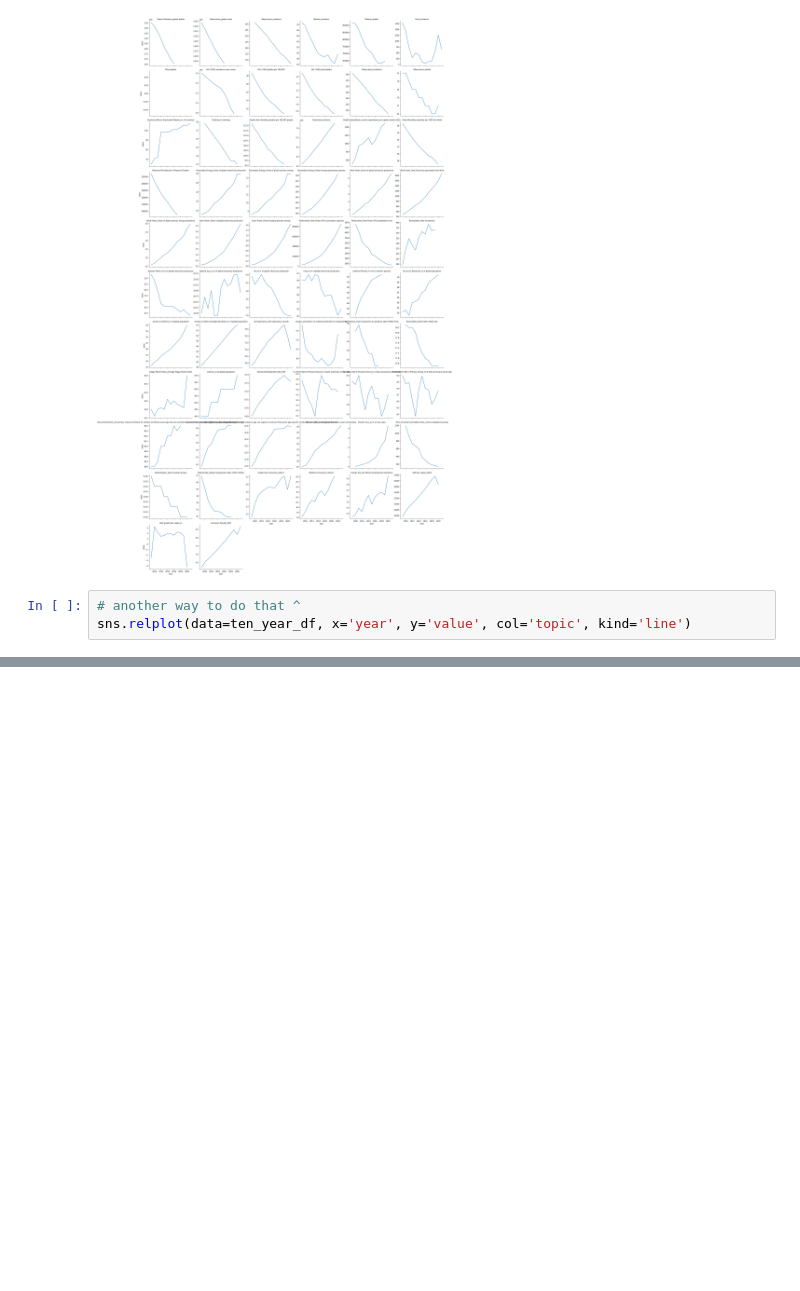
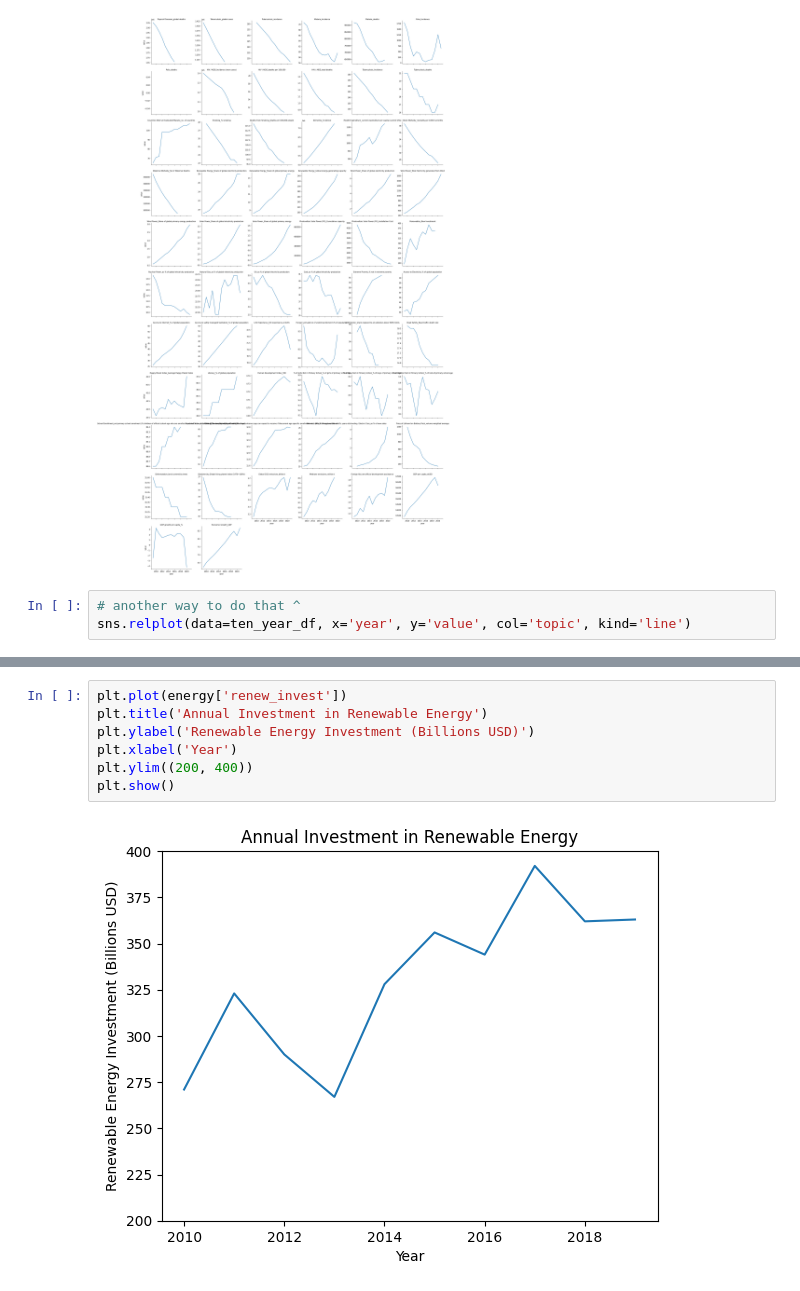
Before and after one commit to simonabors/worlddataviz, a Jupyter notebook: What_just_happened_viz.ipynb, the cells around one changed output, grey strips where cells are left out. Saved outputs shown, nothing was run; the diff lists cells and outputs as text; blank space fills up the shorter version.

```diff
--- a/What_just_happened_viz.ipynb
+++ b/What_just_happened_viz.ipynb
@@ -43,0 +79,9 @@ sns.relplot(data=ten_year_df, x='year', y='value', col='topic', kind='line')
+# %%
+plt.plot(energy['renew_invest'])
+plt.title('Annual Investment in Renewable Energy')
+plt.ylabel('Renewable Energy Investment (Billions USD)')
+plt.xlabel('Year')
+plt.ylim((200, 400))
+plt.show()
+# %% [output]
+[figure, added]
```
Also changed, not shown: parts of 14 cells of this notebook.
